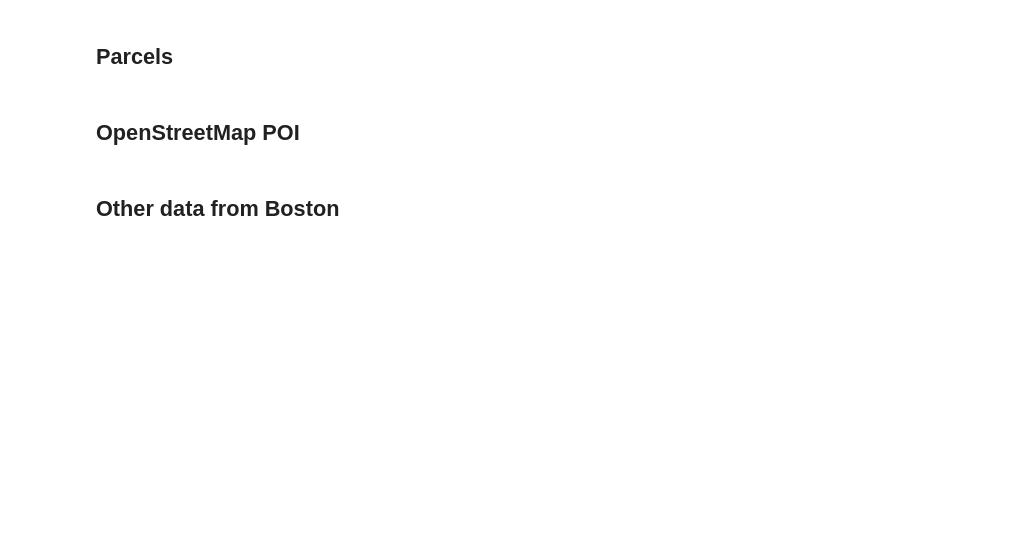
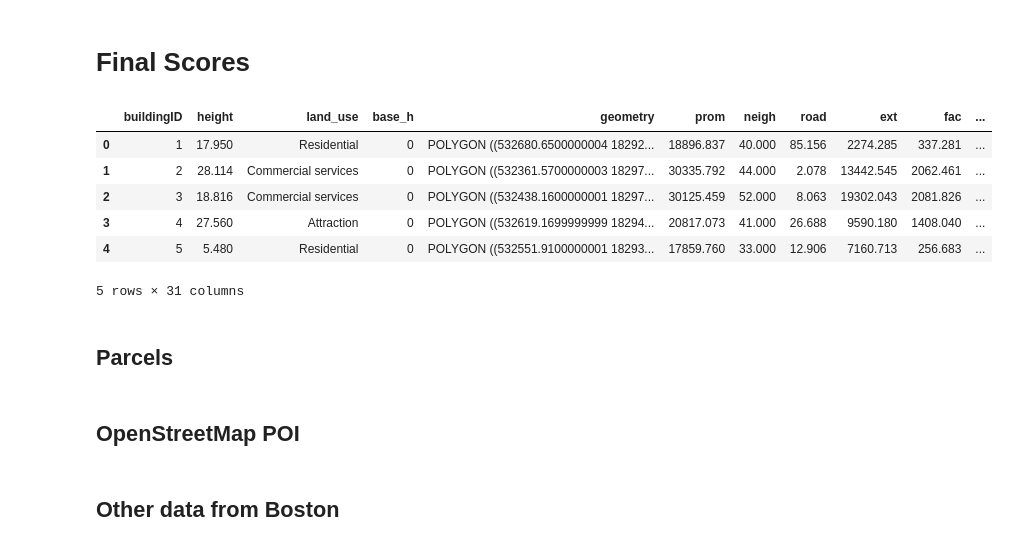
Before and after one commit to g-filomena/Computational-Image-of-the-City, a Jupyter notebook: 4_Landmarks_extraction.ipynb, the cells around one changed output. Saved outputs shown, nothing was run; the diff lists cells and outputs as text; code cells hidden in the pictures; blank space fills up the shorter version.

```diff
--- a/4_Landmarks_extraction.ipynb
+++ b/4_Landmarks_extraction.ipynb
@@ -222,0 +64,4 @@ for row in buildings_clip.itertuples():
+# %%
+%%time
+sight_lines = gpd.read_file("Outputs/"+city_name+"/"+city_name+"_sight_lines.shp")
+buildings = ic.visibility(buildings, sight_lines)
@@ -222,0 +72,13 @@ for row in buildings_clip.itertuples():
+# %%
+%%time
+#load historical polygons
+directoryLondon = "C:/Users/g_filo01/sciebo/GIS Data/London/Historic_England/Listed_building_selection.shp"
+directoryBoston = "C:/Users/g_filo01/sciebo/GIS Data/Boston/Buildings/Data_sources/other/historic_landmarks.shp"
+cultural_elements = (gpd.read_file(directoryLondon)).to_crs(epsg=epsg)
+
+############ London only
+cultural_elements['Grade'] = cultural_elements['Grade'].map( lambda x: 3 if x == 'I' else 2 if x == 'II*' else 1
+                                   if x == 'II' else 0)
+
+###########
+buildings = ic.cultural_meaning(buildings, cultural_elements, score = 'Grade')
@@ -222,0 +134,7 @@ for row in buildings_clip.itertuples():
+# %%
+buildings['area'] = buildings.geometry.area
+buildings = buildings[['buildingID', 'height','land_use', 'base_h', 'geometry',
+                       'prom', 'neigh', 'road', 'ext', 'fac', 'area', 'cult', 'vis']]
+# %%
+%%time
+buildings = ic.pragmatic_meaning(buildings)
@@ -222,0 +143,13 @@ for row in buildings_clip.itertuples():
+# %% [markdown]
+# Final Scores
+# %%
+buildings = ic.compute_scores(buildings)
+buildings.head()
+# %% [output]
+|  | buildingID | height | land_use | base_h | geometry | prom | neigh | road | ext | fac | ... |
+| 0 | 1 | 17.950 | Residential | 0 | POLYGON ((532680.6500000004 18292... | 18896.837 | 40.000 | 85.156 | 2274.285 | 337.281 | ... |
+| 1 | 2 | 28.114 | Commercial services | 0 | POLYGON ((532361.5700000003 18297... | 30335.792 | 44.000 | 2.078 | 13442.545 | 2062.461 | ... |
+| 2 | 3 | 18.816 | Commercial services | 0 | POLYGON ((532438.1600000001 18297... | 30125.459 | 52.000 | 8.063 | 19302.043 | 2081.826 | ... |
+| 3 | 4 | 27.560 | Attraction | 0 | POLYGON ((532619.1699999999 18294... | 20817.073 | 41.000 | 26.688 | 9590.180 | 1408.040 | ... |
+| 4 | 5 | 5.480 | Residential | 0 | POLYGON ((532551.9100000001 18293... | 17859.760 | 33.000 | 12.906 | 7160.713 | 256.683 | ... |
+5 rows × 31 columns
```
Also changed, not shown: parts of 82 cells of this notebook, 4 other files.
